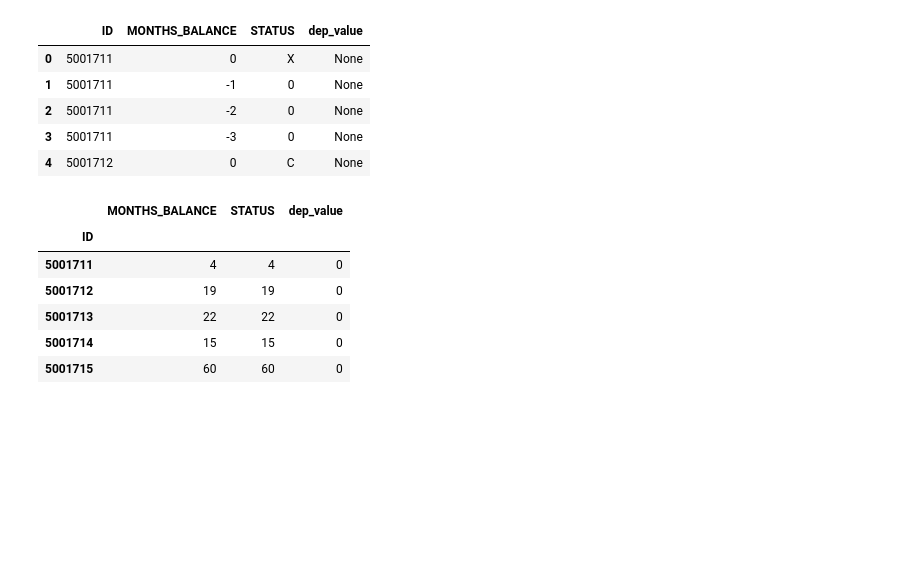
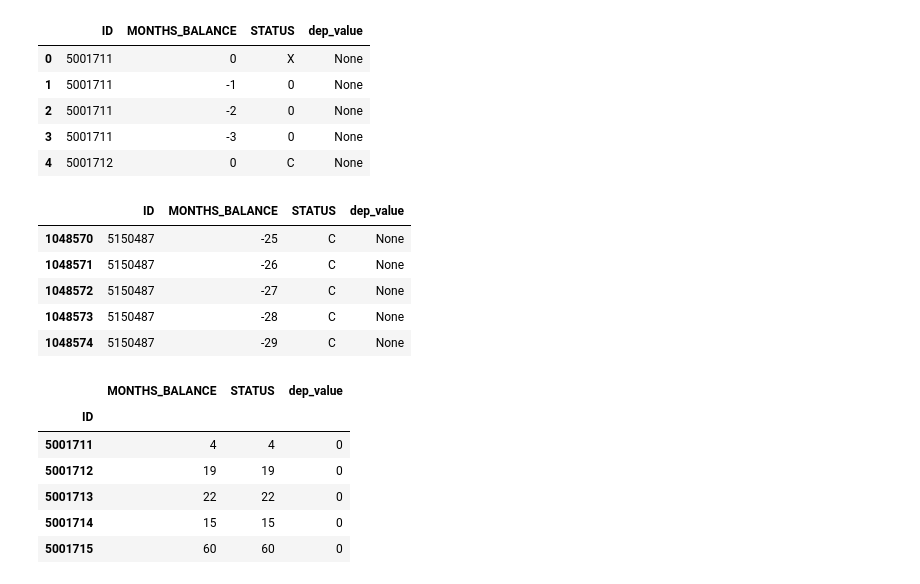
Before and after one commit to EdwinLeeRojasSacre/ML-DL, a Jupyter notebook: Credit Card Approval Prediction/Credit Card v_1.1.ipynb, the cells around one changed output. Cells and saved outputs as stored; diff of their text form; code cells hidden in the pictures; blank space fills up the shorter version.

```diff
--- a/Credit Card Approval Prediction/Credit Card v_1.1.ipynb
+++ b/Credit Card Approval Prediction/Credit Card v_1.1.ipynb
@@ -148,4 +153,13 @@ record.head()
 | 2 | 5001711 | -2 | 0 | None |
 | 3 | 5001711 | -3 | 0 | None |
 | 4 | 5001712 | 0 | C | None |
+# %%
+record.tail()
+# %% [output]
+|  | ID | MONTHS_BALANCE | STATUS | dep_value |
+| 1048570 | 5150487 | -25 | C | None |
+| 1048571 | 5150487 | -26 | C | None |
+| 1048572 | 5150487 | -27 | C | None |
+| 1048573 | 5150487 | -28 | C | None |
+| 1048574 | 5150487 | -29 | C | None |
 # %%
```
Also changed, not shown: parts of 17 cells of this notebook.
